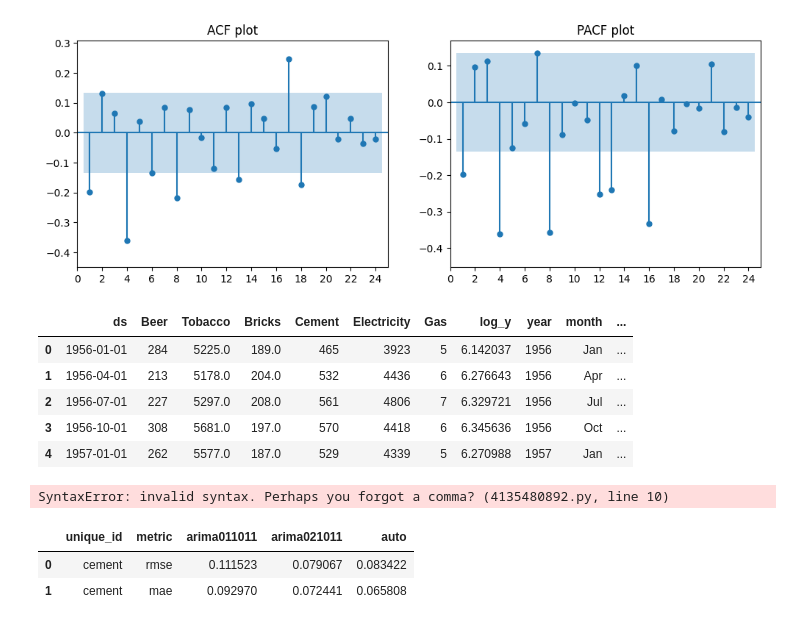
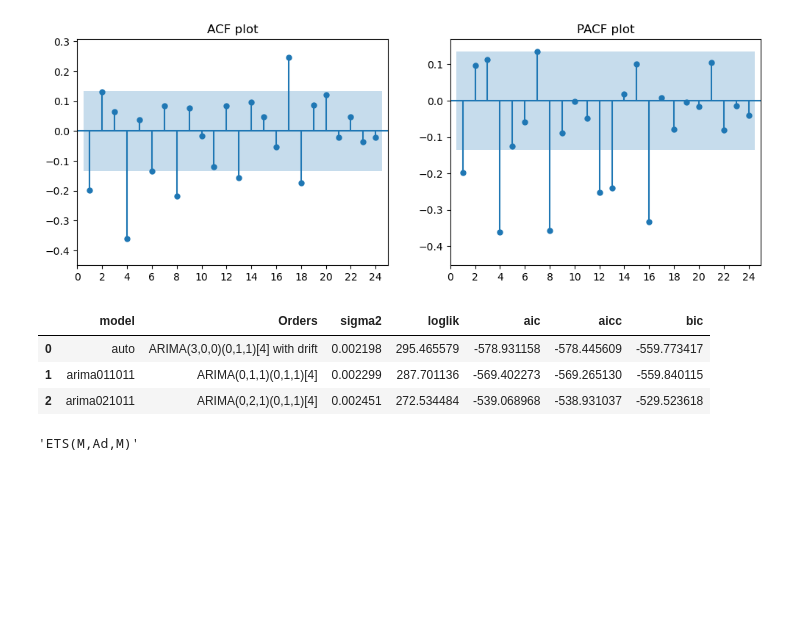
Before and after one commit to sebsciarra/gas_pump_prices, a Jupyter notebook: notebooks/chap9_arima.ipynb, the cells around one changed output. Drawn from its saved outputs; the diff is of its cells as text; code cells hidden in the pictures; blank space fills up the shorter version.

```diff
--- a/notebooks/chap9_arima.ipynb
+++ b/notebooks/chap9_arima.ipynb
@@ -1184,36 +1188,34 @@ plot_pacf(df_cement.loc[df_cement["log_y_s1_d1"].notna(), 'log_y_s1_d1'], lags=2
 # %% [output]
 '\n1. First or second-order differencing may have to be applied. Test out in model selection. \n2. Using first-order differencing (along with first-order seasonal differencing), plots suggest clear MA ...
 [figure]
-# %%
-df_cv.head()
-# %% [output]
-|  | ds | Beer | Tobacco | Bricks | Cement | Electricity | Gas | log_y | year | month | ... |
-| 0 | 1956-01-01 | 284 | 5225.0 | 189.0 | 465 | 3923 | 5 | 6.142037 | 1956 | Jan | ... |
-| 1 | 1956-04-01 | 213 | 5178.0 | 204.0 | 532 | 4436 | 6 | 6.276643 | 1956 | Apr | ... |
-| 2 | 1956-07-01 | 227 | 5297.0 | 208.0 | 561 | 4806 | 7 | 6.329721 | 1956 | Jul | ... |
-| 3 | 1956-10-01 | 308 | 5681.0 | 197.0 | 570 | 4418 | 6 | 6.345636 | 1956 | Oct | ... |
-| 4 | 1957-01-01 | 262 | 5577.0 | 187.0 | 529 | 4339 | 5 | 6.270988 | 1957 | Jan | ... |
 # %%
-# Step 3) Determine best fitting model on training data using AutoARIMA()
-# NOTE: also compare cross-validation to simple train-validation split
-models = [
-    ARIMA(order=(0, 1, 1), seasonal_order=(0, 1, 1), season_length=4, alias="arima011011"),
-    ARIMA(order=(0, 2, 1), seasonal_order=(0, 1, 1), season_length=4, alias="arima021011"),
-    AutoARIMA(stepwise=False, approximation=False, alias="auto", season_length=4)]
+# Step 3a) Determine best-fitting  ARIMA model
+# fit AutoARIMA() model to entire training set to get model that it suggests
+models = [ARIMA(order=(0, 1, 1), seasonal_order=(0, 1, 1), season_length=4, alias="arima011011"),
+          ARIMA(order=(0, 2, 1), seasonal_order=(0, 1, 1), season_length=4, alias="arima021011"),
+          AutoARIMA(stepwise=False, approximation=False, alias="auto", season_length=4)]
 
-target_col = 'log_y_s1_d1'
-sf = StatsForecast(models=models, freq="Q", n_jobs=-1)
-cv_forecasts = sf.cross_validation(h=1, n_windows=10,
-                                   df=df_cv.loc[df_cv[target_col].notna()],
-                                   target_col=target_col)
+target_col = 'log_y'
+sf = StatsForecast(models=models, freq="QE", n_jobs=-1)
+_ = sf.fit(df=df_cv[['ds', 'log_y', 'unique_id']], target_col=target_col)
+
+# NOTE: AutoARIMA() suggests ARIMA(3,0,0)(0,1,1)[4] with drift, but ARIMA(0,1,1)(0,1,1)[4] performs similarly well
+summaries = []
+for model in sf.fitted_[0]:
+    summary_model = {
+        "model": model,
+        "Orders": ARIMASummary(model.model_),
+        "sigma2": model.model_["sigma2"],
+        "loglik": model.model_["loglik"],
+        "aic": model.model_["aic"],
+        "aicc": model.model_["aicc"],
+        "bic": model.model_["bic"],
+    }
+    summaries.append(summary_model)
+
+pd.DataFrame(sorted(summaries, key=lambda d: d["aicc"]))
 # %% [output]
-SyntaxError: invalid syntax. Perhaps you forgot a comma? (4135480892.py, line 10)
+|  | model | Orders | sigma2 | loglik | aic | aicc | bic |
+| 0 | auto | ARIMA(3,0,0)(0,1,1)[4] with drift | 0.002198 | 295.465579 | -578.931158 | -578.445609 | -559.773417 |
+| 1 | arima011011 | ARIMA(0,1,1)(0,1,1)[4] | 0.002299 | 287.701136 | -569.402273 | -569.265130 | -559.840115 |
+| 2 | arima021011 | ARIMA(0,2,1)(0,1,1)[4] | 0.002451 | 272.534484 | -539.068968 | -538.931037 | -529.523618 |
-# %%
-
-from utilsforecast.losses import rmse, mae, mape as _mape, mase, quantile_loss, mqloss
-
-evaluate(df=cv_forecasts.drop('cutoff', axis=1), metrics=[rmse, mae], target_col=target_col)
-# %% [output]
-|  | unique_id | metric | arima011011 | arima021011 | auto |
-| 0 | cement | rmse | 0.111523 | 0.079067 | 0.083422 |
-| 1 | cement | mae | 0.092970 | 0.072441 | 0.065808 |
@@ -1235,0 +1222,7 @@ pd.DataFrame(sorted(summaries, key=lambda d: d["aicc"]))
+# %%
+# Step 3b) Determine ETS model
+autoets = AutoETS(season_length=4)
+autoets = autoets.fit(y=df_cv["log_y"].values)
+autoets.model_["method"]
+# %% [output]
+'ETS(M,Ad,M)'
```
Also changed, not shown: parts of 7 cells of this notebook.
